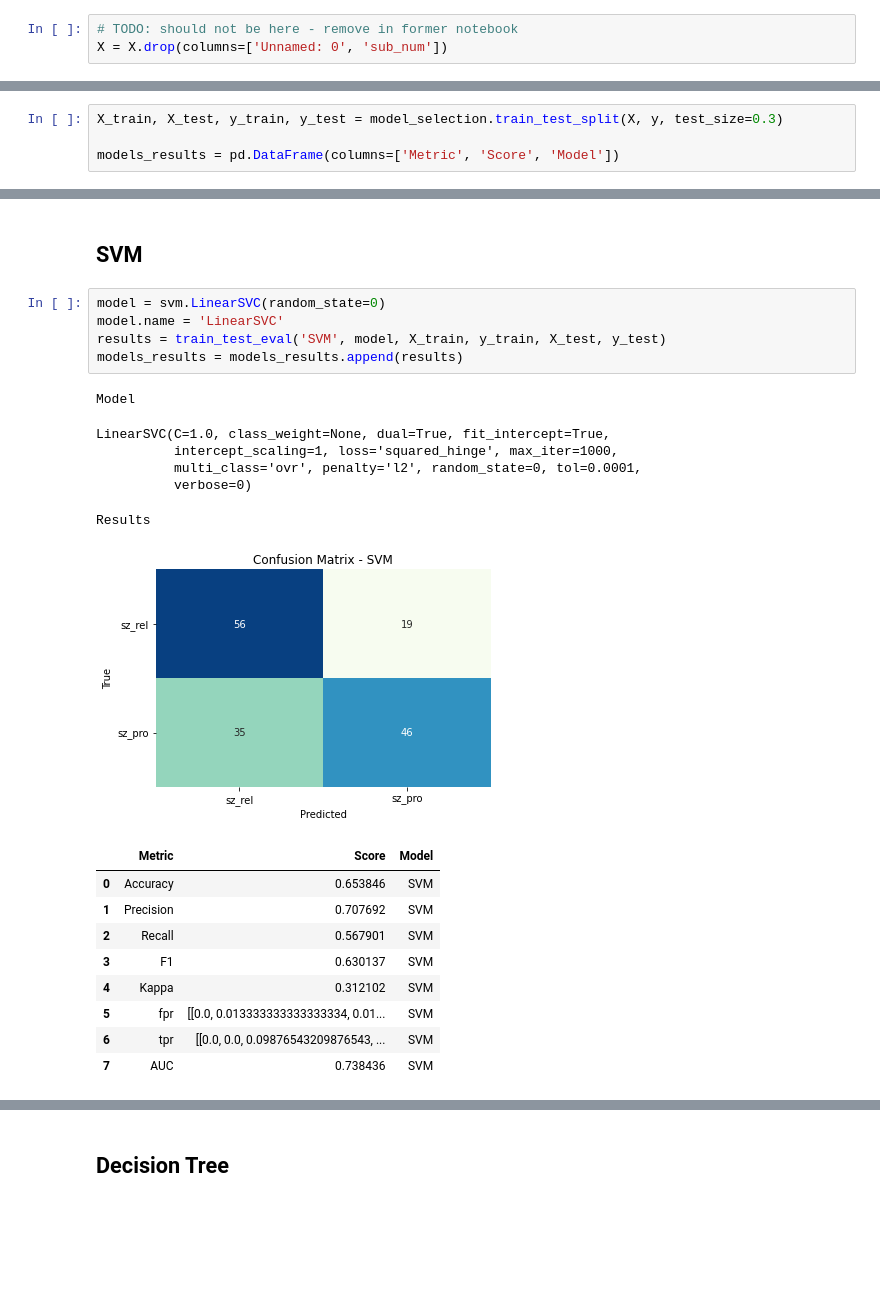
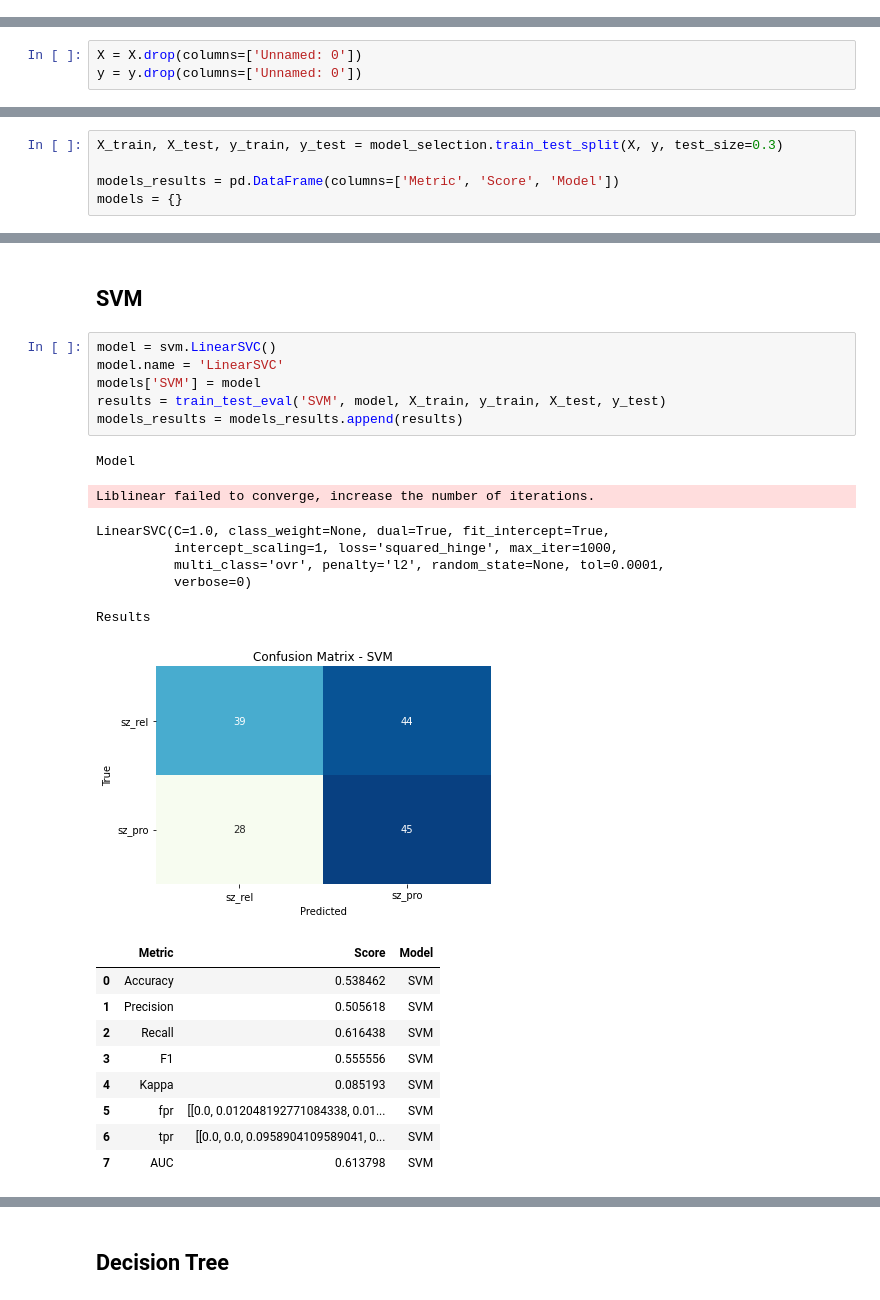
Before and after one commit to miriamdb/eeg_data_science, a Jupyter notebook: model/modeling.ipynb, the cells around one changed output, grey strips where cells are left out. Cells and saved outputs as stored; diff of their text form; blank space fills up the shorter version.

```diff
--- a/model/modeling.ipynb
+++ b/model/modeling.ipynb
@@ -79,6 +80,3 @@ Text(0.5, 1.0, 'Class Distribution')
 X_raw.isnull().sum().sum()
 # %% [output]
 0
-# %%
-# TODO: should not be here - remove in former notebook
-X = X.drop(columns=['Unnamed: 0', 'sub_num'])
@@ -94,0 +83,3 @@ y_dummy
+# %%
+X = X.drop(columns=['Unnamed: 0'])
+y = y.drop(columns=['Unnamed: 0'])
@@ -146,6 +141,7 @@ sns.barplot(y="features", x="selection", hue="method", data=dtf_features.sort_va
 X_train, X_test, y_train, y_test = model_selection.train_test_split(X, y, test_size=0.3)
 
 models_results = pd.DataFrame(columns=['Metric', 'Score', 'Model'])
+models = {}
 # %%
 def train_test_eval(model_name, model, X_train, y_train, X_test, y_test):
   model.fit(X_train, y_train)
@@ -240,24 +211,26 @@ Results
 # %% [markdown]
 ## SVM
 # %%
-model = svm.LinearSVC(random_state=0)
+model = svm.LinearSVC()
 model.name = 'LinearSVC'
+models['SVM'] = model
 results = train_test_eval('SVM', model, X_train, y_train, X_test, y_test)
 models_results = models_results.append(results)
 # %% [output]
 Model
-LinearSVC(C=1.0, class_weight=None, dual=True, fit_intercept=True,
-          intercept_scaling=1, loss='squared_hinge', max_iter=1000,
-          multi_class='ovr', penalty='l2', random_state=0, tol=0.0001,
-          verbose=0)
+Liblinear failed to converge, increase the number of iterations.
-Results
+LinearSVC(C=1.0, class_weight=None, dual=True, fit_intercept=True,
+          intercept_scaling=1, loss='squared_hinge', max_iter=1000,
+          multi_class='ovr', penalty='l2', random_state=None, tol=0.0001,
+          verbose=0)
+Results
-[figure, old version]
+[figure, new version]
 |  | Metric | Score | Model |
-| 0 | Accuracy | 0.653846 | SVM |
-| 1 | Precision | 0.707692 | SVM |
-| 2 | Recall | 0.567901 | SVM |
-| 3 | F1 | 0.630137 | SVM |
-| 4 | Kappa | 0.312102 | SVM |
-| 5 | fpr | [[0.0, 0.013333333333333334, 0.01... | SVM |
-| 6 | tpr | [[0.0, 0.0, 0.09876543209876543, ... | SVM |
-| 7 | AUC | 0.738436 | SVM |
+| 0 | Accuracy | 0.538462 | SVM |
+| 1 | Precision | 0.505618 | SVM |
+| 2 | Recall | 0.616438 | SVM |
+| 3 | F1 | 0.555556 | SVM |
+| 4 | Kappa | 0.085193 | SVM |
+| 5 | fpr | [[0.0, 0.012048192771084338, 0.01... | SVM |
+| 6 | tpr | [[0.0, 0.0, 0.0958904109589041, 0... | SVM |
+| 7 | AUC | 0.613798 | SVM |
```
Also changed, not shown: parts of 37 cells of this notebook.
